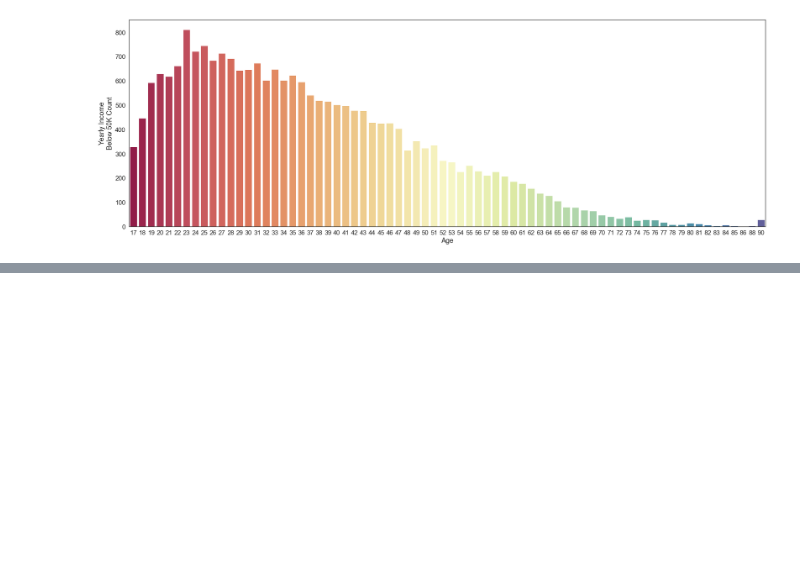
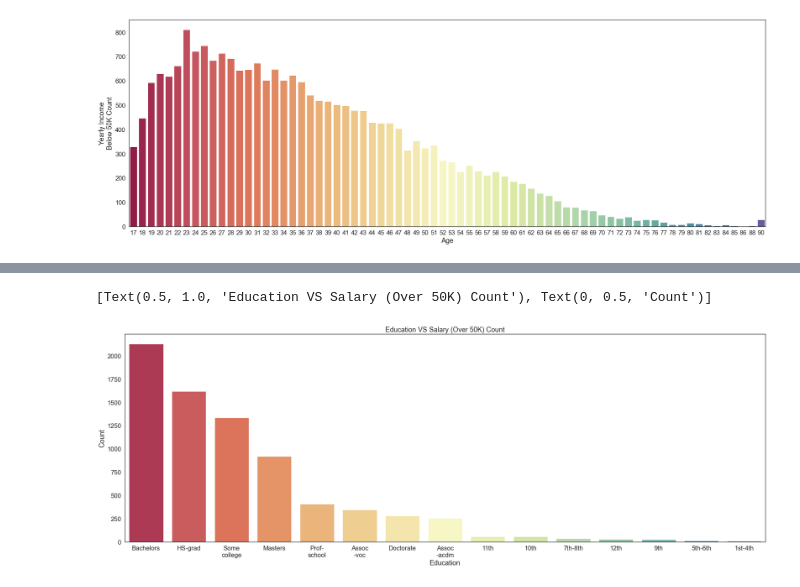
Before and after one commit to data301-2020-winter1/course-project-solo_122, a Jupyter notebook: analysis/SebiUnipan/milestone2.ipynb, the cells around one changed output, grey strips where cells are left out. Cells and saved outputs as stored; diff of their text form; code cells hidden in the pictures; blank space fills up the shorter version.

```diff
--- a/analysis/SebiUnipan/milestone2.ipynb
+++ b/analysis/SebiUnipan/milestone2.ipynb
@@ -168,0 +157,9 @@ sns.countplot(x = 'Education', data = eduWageBelow50k)
+# %%
+eduWageAbove50k = df.loc[lambda x: x['Yearly Income'] == '>50K']
+#Let's make a countplot for that.
+eduWageGraph = sns.countplot(x = 'Education', data = eduWageAbove50k,
+                             palette = 'Spectral', order = eduWageAbove50k['Education'].value_counts().index)
+eduWageGraph.set(title = 'Education VS Salary (Over 50K) Count', ylabel = 'Count')
+# %% [output]
+[Text(0.5, 1.0, 'Education VS Salary (Over 50K) Count'), Text(0, 0.5, 'Count')]
+[figure, added]
```
Also changed, not shown: parts of 31 cells of this notebook, 1 other file.
